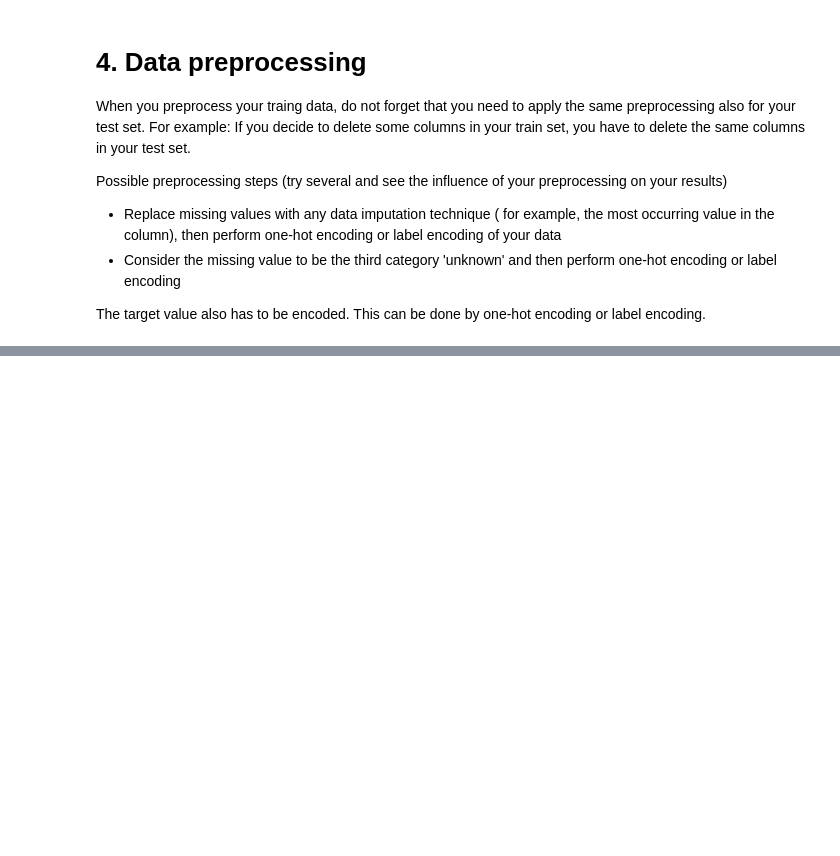
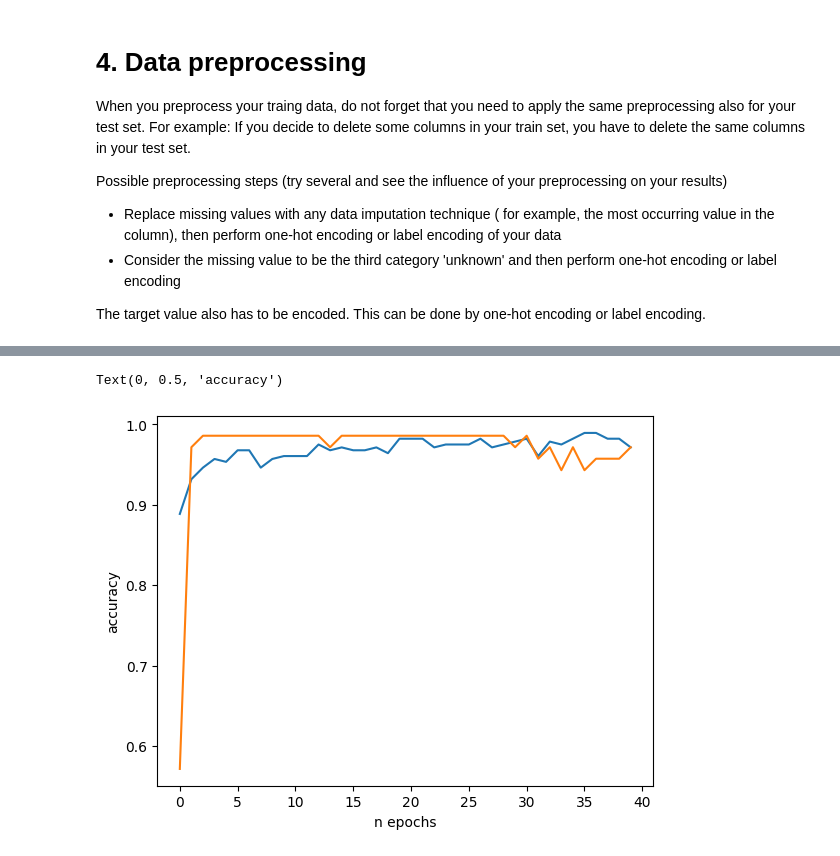
Before and after one commit to hakidaova/MLF, a Jupyter notebook: MLF_cv5.ipynb, the cells around one changed output, grey strips where cells are left out. Cells and saved outputs as stored; diff of their text form; code cells hidden in the pictures; blank space fills up the shorter version.

```diff
--- a/MLF_cv5.ipynb
+++ b/MLF_cv5.ipynb
@@ -287,0 +338,9 @@ Text(0, 0.5, 'loss')
+# %%
+plt.figure()
+plt.plot(history.history['accuracy'])
+plt.plot(history.history['val_accuracy'])
+plt.xlabel('n epochs')
+plt.ylabel('accuracy')
+# %% [output]
+Text(0, 0.5, 'accuracy')
+[figure, added]
```
Also changed, not shown: parts of 19 cells of this notebook.
